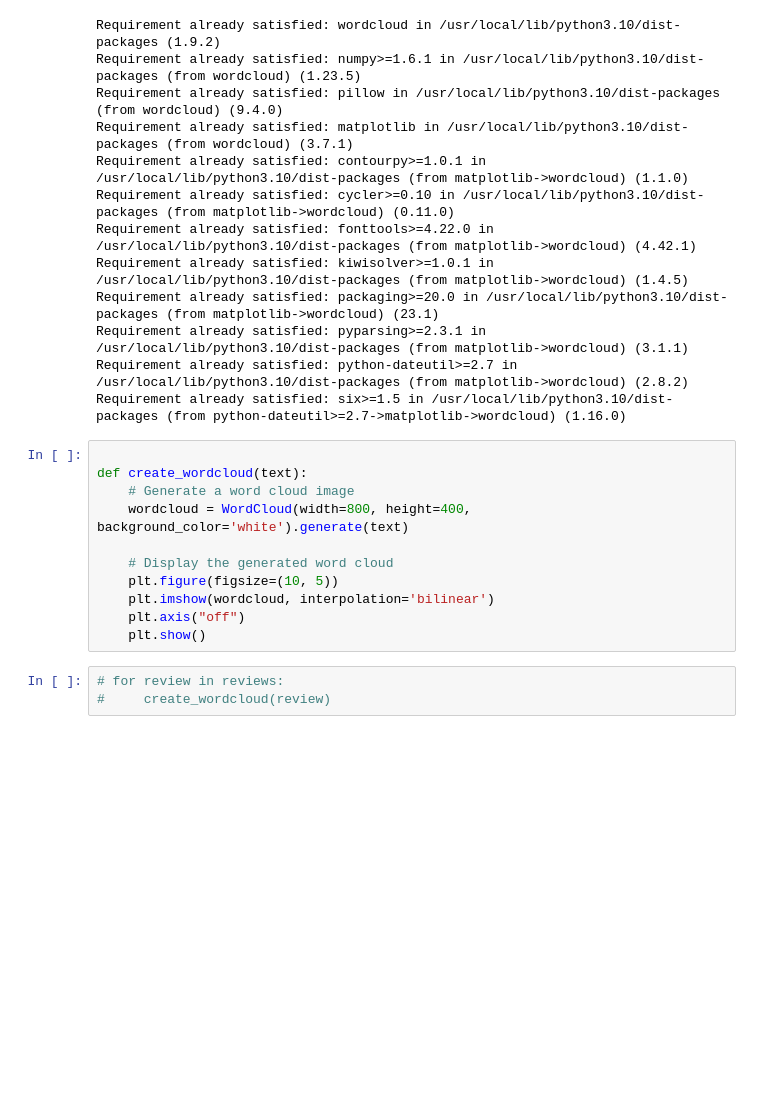
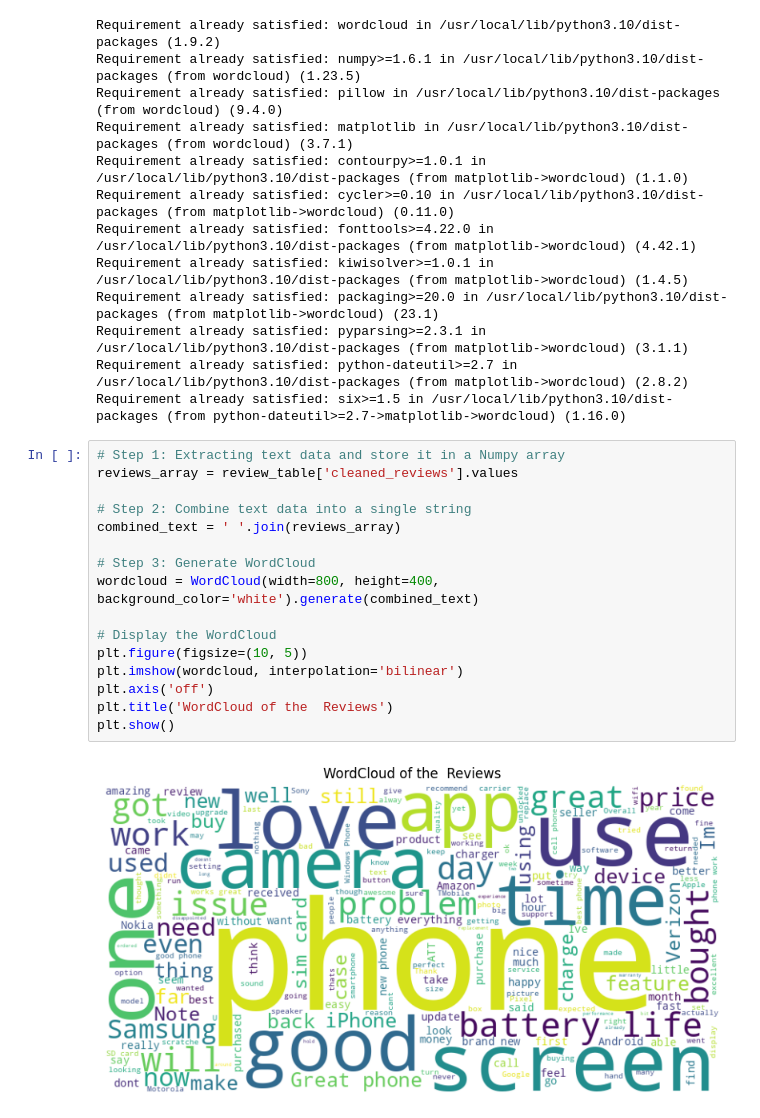
Before and after one commit to shrivatsashetty/Projects, a Jupyter notebook: Smartphone_Review_Analysis.ipynb, the cells around one changed output. Cells and saved outputs as stored; diff of their text form; blank space fills up the shorter version.

```diff
--- a/Smartphone_Review_Analysis.ipynb
+++ b/Smartphone_Review_Analysis.ipynb
@@ -852,16 +930,20 @@ Requirement already satisfied: pyparsing>=2.3.1 in /usr/local/lib/python3.10/dis
 Requirement already satisfied: python-dateutil>=2.7 in /usr/local/lib/python3.10/dist-packages (from matplotlib->wordcloud) (2.8.2)
 Requirement already satisfied: six>=1.5 in /usr/local/lib/python3.10/dist-packages (from python-dateutil>=2.7->matplotlib->wordcloud) (1.16.0)
 # %%
+# Step 1: Extracting text data and store it in a Numpy array
+reviews_array = review_table['cleaned_reviews'].values
 
-def create_wordcloud(text):
-    # Generate a word cloud image
-    wordcloud = WordCloud(width=800, height=400, background_color='white').generate(text)
+# Step 2: Combine text data into a single string
+combined_text = ' '.join(reviews_array)
 
-    # Display the generated word cloud
-    plt.figure(figsize=(10, 5))
-    plt.imshow(wordcloud, interpolation='bilinear')
-    plt.axis("off")
-    plt.show()
+# Step 3: Generate WordCloud
+wordcloud = WordCloud(width=800, height=400, background_color='white').generate(combined_text)
+
+# Display the WordCloud
+plt.figure(figsize=(10, 5))
+plt.imshow(wordcloud, interpolation='bilinear')
+plt.axis('off')
+plt.title('WordCloud of the  Reviews')
+plt.show()
+# %% [output]
+[figure, added]
-# %%
-# for review in reviews:
-#     create_wordcloud(review)
```
Also changed, not shown: parts of 18 cells of this notebook.
